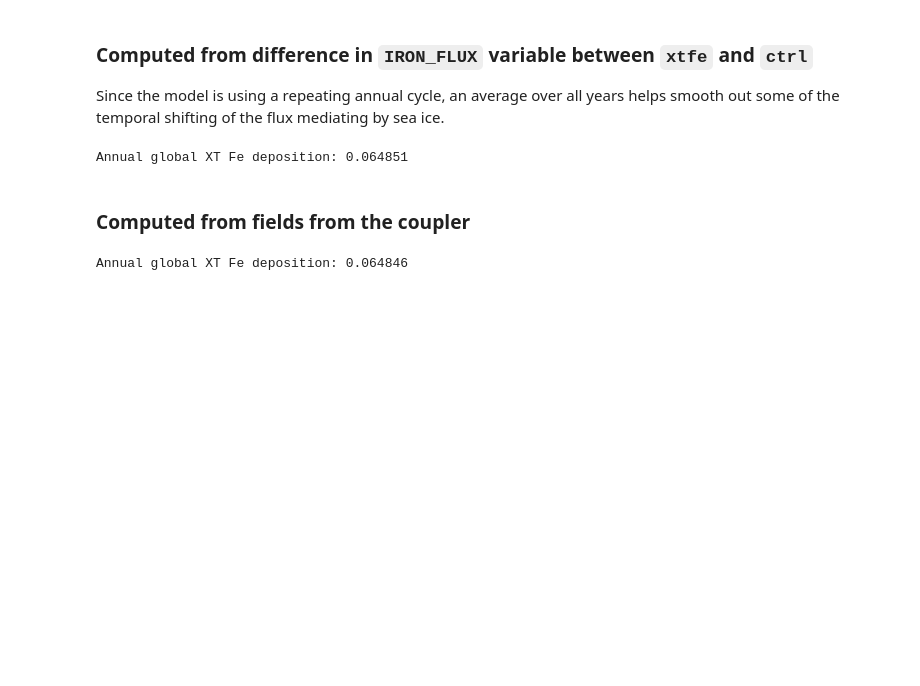
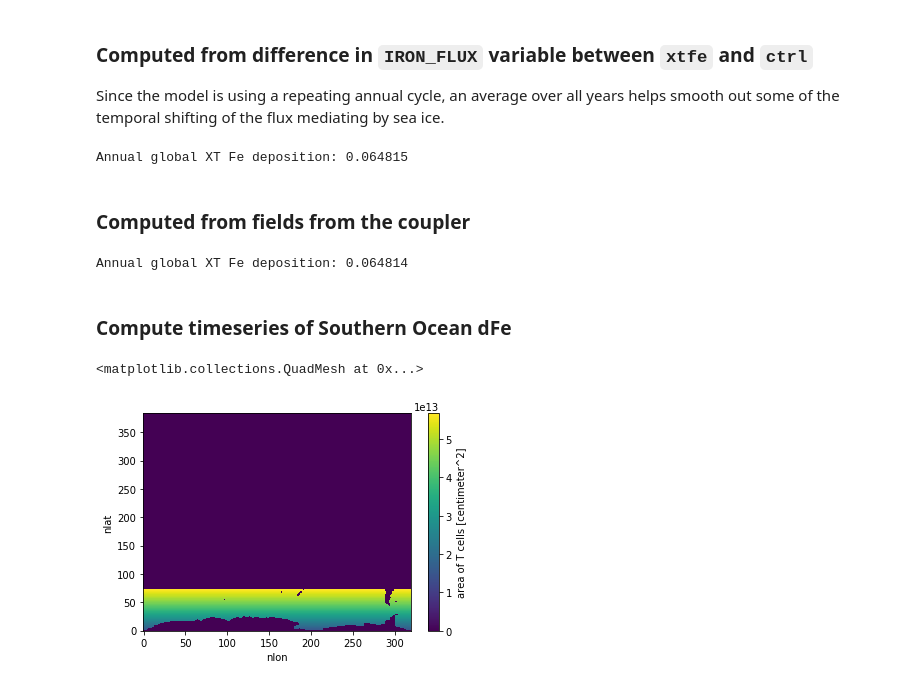
Before and after one commit to matt-long/XTFe, a Jupyter notebook: cesm_run_validate.ipynb, the cells around one changed output. Saved outputs shown, nothing was run; the diff lists cells and outputs as text; code cells hidden in the pictures; blank space fills up the shorter version.

```diff
--- a/cesm_run_validate.ipynb
+++ b/cesm_run_validate.ipynb
@@ -111,8 +129,11 @@ Data variables:
 # %% [markdown]
 ## Load CESM simulation data
 # %%
-data_vars = ['IRON_FLUX', 'ATM_XTFE_FLUX_CPL', 'SEAICE_XTFE_FLUX_CPL']
+data_vars = ['IRON_FLUX', 'ATM_XTFE_FLUX_CPL', 'SEAICE_XTFE_FLUX_CPL', 'Fe']
 
-ds = util.open_cesm_data(col, data_vars, time_slice=slice('0020', '0032'))
+ds = util.open_cesm_data(col, data_vars)
+
+dsann = esmlab.resample(ds, freq='ann')
+ds
 # %% [output]
 xtfe: Ocean-ice hindcast, XT-Fe forcing 100% soluble
@@ -140,7 +180,7 @@ pop_xtfe_glb = esmlab.weighted_sum(pop_xtfe_glb, weights=ds.time_bound_diff, dim
 pop_xtfe_glb = pop_xtfe_glb / (len(ds.time) / 12)
 print(f'Annual global XT Fe deposition: {pop_xtfe_glb.values:0.6f}')
 # %% [output]
-Annual global XT Fe deposition: 0.064851
+Annual global XT Fe deposition: 0.064815
 # %% [markdown]
 ### Computed from fields from the coupler
 # %%
@@ -153,4 +193,12 @@ pop_xtfe_glb = pop_xtfe_glb / (len(ds.time) / 12)
 
 print(f'Annual global XT Fe deposition: {pop_xtfe_glb.values:0.6f}')
 # %% [output]
-Annual global XT Fe deposition: 0.064846
+Annual global XT Fe deposition: 0.064814
+# %% [markdown]
+### Compute timeseries of Southern Ocean dFe
+# %%
+rmask = dsann.TAREA.where((dsann.TLAT < -40) & (dsann.KMT > 0)).fillna(0.)
+rmask.plot()
+# %% [output]
+<matplotlib.collections.QuadMesh at 0x...>
+[figure, added]
```
Also changed, not shown: parts of 8 cells of this notebook, 3 other files.
